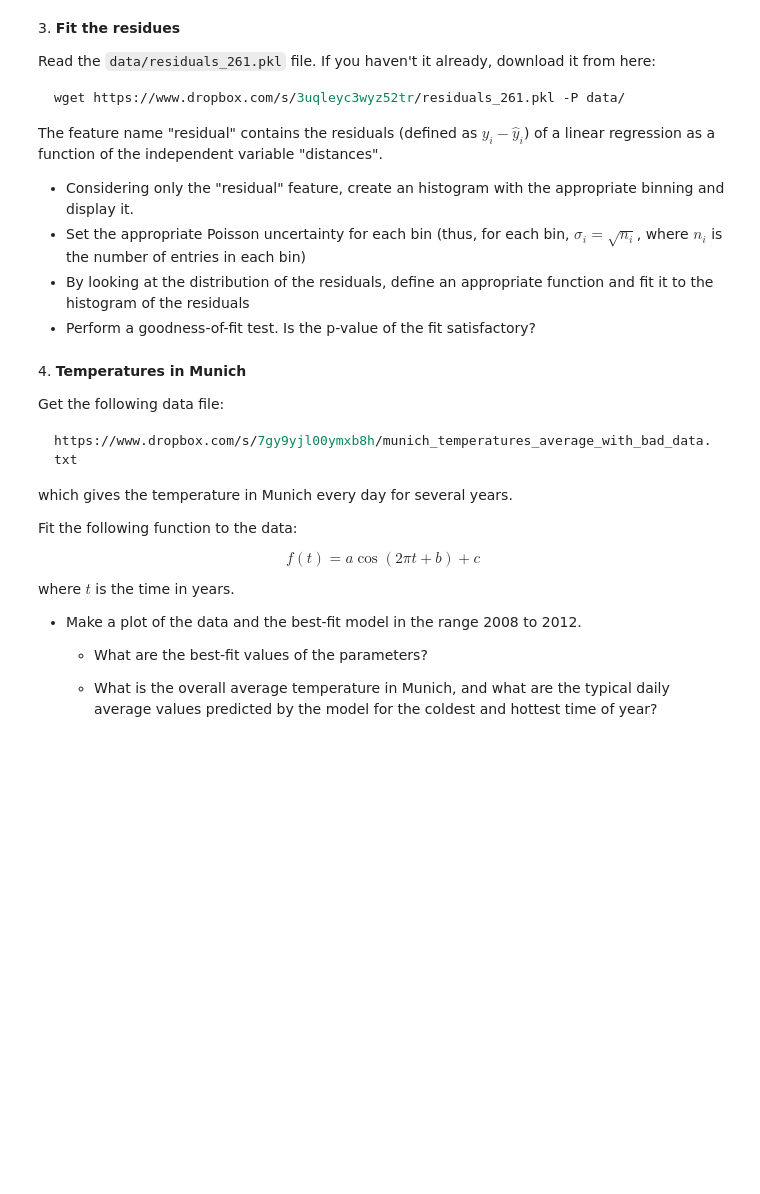
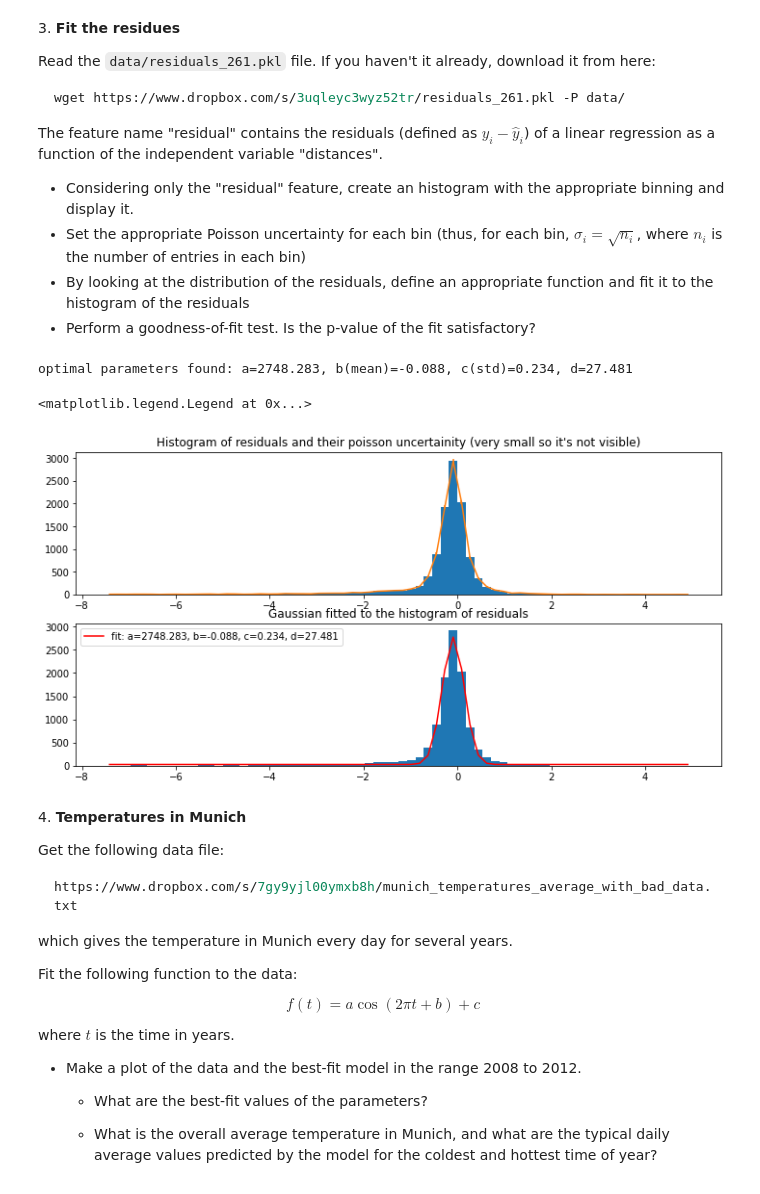
Before and after one commit to davidecolussi/HighLevelProgramming2021, a Jupyter notebook: 08ex_fitting.ipynb, the cells around one changed output. Saved outputs shown, nothing was run; the diff lists cells and outputs as text; code cells hidden in the pictures; blank space fills up the shorter version.

```diff
--- a/08ex_fitting.ipynb
+++ b/08ex_fitting.ipynb
@@ -145,6 +145,46 @@ The feature name "residual" contains the residuals (defined as $y_i - \hat{y}_i$
 - Set the appropriate Poisson uncertainty for each bin (thus, for each bin, $\sigma_i = \sqrt{n_i}$, where $n_i$ is the number of entries in each bin)
 - By looking at the distribution of the residuals, define an appropriate function and fit it to the histogram of the residuals
 - Perform a goodness-of-fit test. Is the p-value of the fit satisfactory?
+# %%
+import pickle
+from pandas import DataFrame
+from scipy import stats
+import seaborn as sns
+
+filename = "data/residuals_261.pkl"
+
+with open(filename, 'rb') as f:
+    data = pickle.load(f)
+
+df = DataFrame(data.item(0)) #need to applyy item(0) to get the data loading into a dataframe
+
+fig, (ax1, ax2) = plt.subplots(nrows=2, ncols=1, figsize=(12, 6))
+
+ax1.set_title("Histogram of residuals and their poisson uncertainity (very small so it's not visible)")
+h, bins, _ = ax1.hist(df['residuals'], bins=70, range = (-7.5,5)) # create and plot the histogram
+
+bin_centres = (bins[:-1] + bins[1:])/2. #bin centres
+err_poiss = np.sqrt(h) #poisson uncertainity
+ax1.errorbar(x = bin_centres, y = h, yerr=err_poiss) #error bar (in the graph is not very visible because is very short)
+
+#The graph seems to be a gaussian distribution, so let's fit it with that function
+xmin,xmax = plt.xlim()
+
+Y = h
+X = bin_centres
+mean, sigma = stats.norm.fit(Y) #calculate mean and sigma of the gaussian
+popt, pcov = optimize.curve_fit(f_gauss, X, Y, p0 = [max(Y), mean, sigma, 0])
+print("optimal parameters found: a=%5.3f, b(mean)=%5.3f, c(std)=%5.3f, d=%5.3f" % tuple(popt))
+
+ax2.set_title("Gaussian fitted to the histogram of residuals")
+ax2.hist(df['residuals'], bins=70, range = (-7.5,5)) # create and plot the histogram
+#ax2.scatter(X,Y,label="original data")
+ax2.plot(X, f_gauss(X, *popt), 'r-', label='fit: a=%5.3f, b=%5.3f, c=%5.3f, d=%5.3f' % tuple(popt))
+ax2.legend()
+# %% [output]
+optimal parameters found: a=2748.283, b(mean)=-0.088, c(std)=0.234, d=27.481
+<matplotlib.legend.Legend at 0x...>
+[figure, added]
 # %% [markdown]
 4\. **Temperatures in Munich**
 
```
Also changed, not shown: parts of 2 cells of this notebook.
